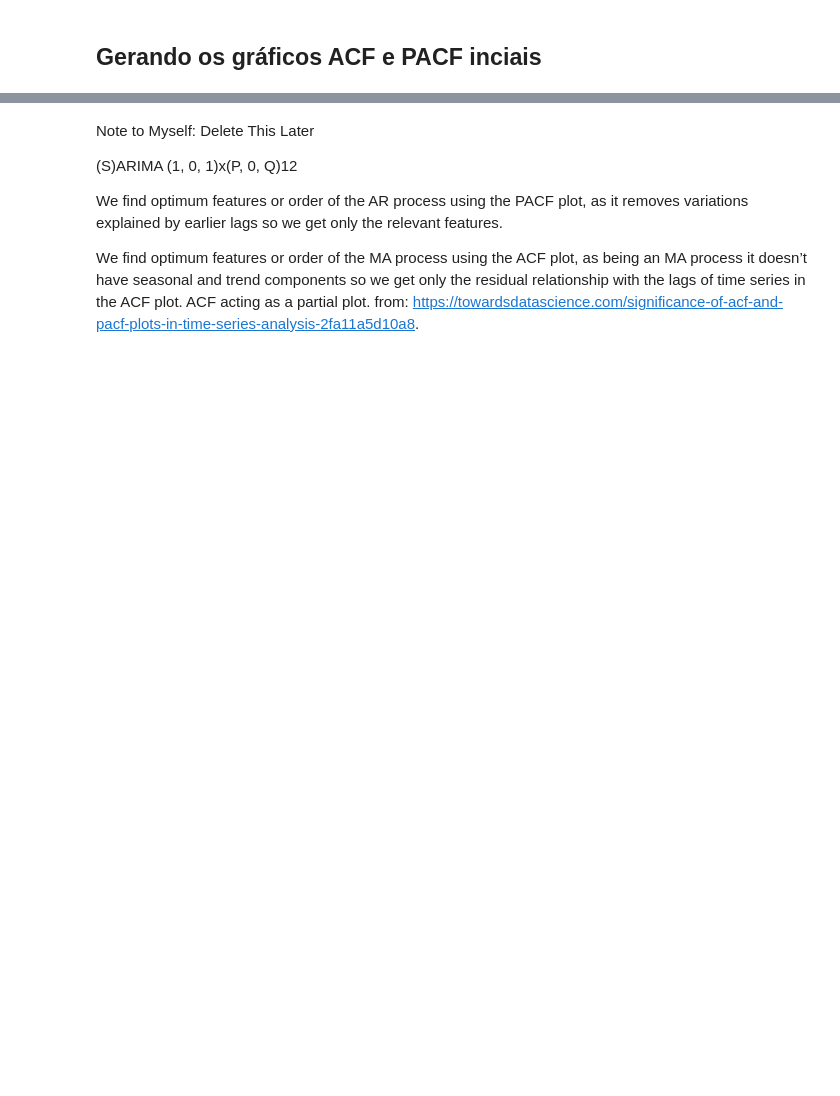
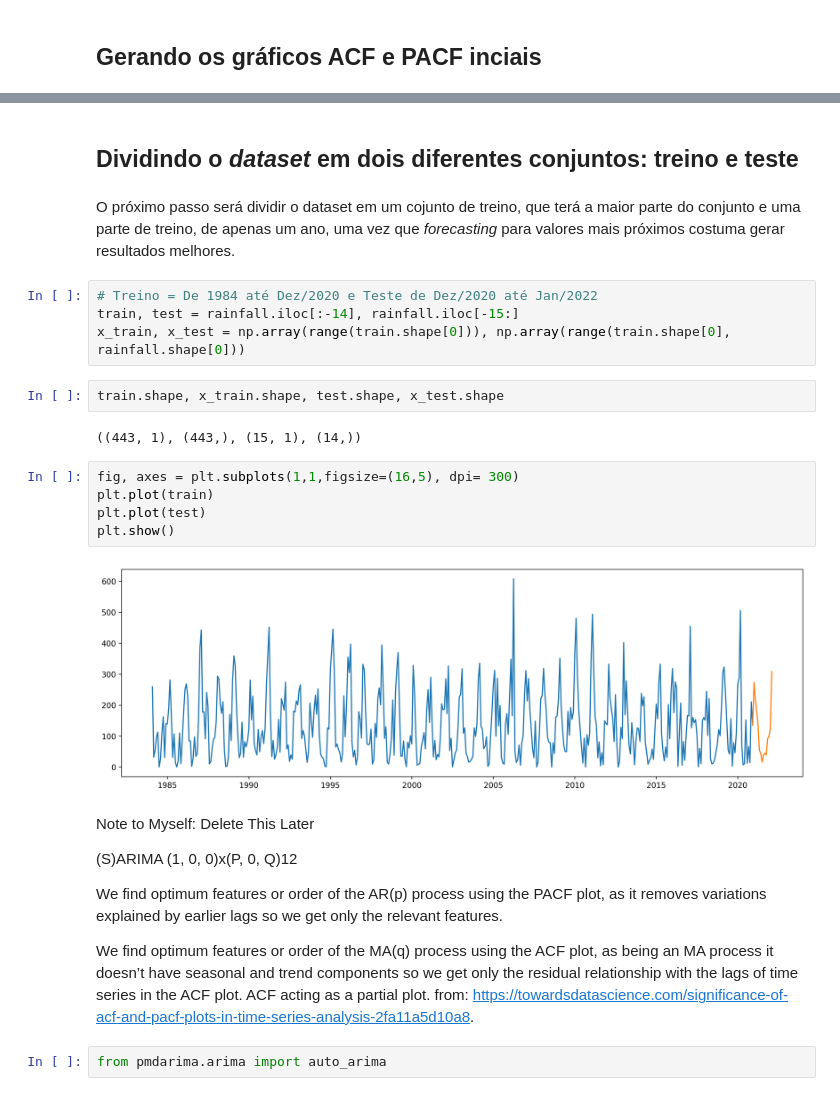
Before and after one commit to matheus-alv/time_series_precipitation, a Jupyter notebook: sarima_rainfall.ipynb, the cells around one changed output, grey strips where cells are left out. Cells and saved outputs as stored; diff of their text form; blank space fills up the shorter version.

Commit message:
Função seasonal arima adicionada, automática

```diff
--- a/sarima_rainfall.ipynb
+++ b/sarima_rainfall.ipynb
@@ -121,10 +122,31 @@ plot_corr(rainfall_nodiff) #Traça os gráficos para ACF e PACF
 # %% [output]
 [figure]
+# %% [markdown]
+## Dividindo o _dataset_ em dois diferentes conjuntos: treino e teste
+# %% [markdown]
+O próximo passo será dividir o dataset em um cojunto de treino, que terá a maior parte do conjunto e uma parte de treino, de apenas um ano, uma vez que _forecasting_ para valores mais próximos costuma gerar resultados melhores.
+# %%
+# Treino = De 1984 até Dez/2020 e Teste de Dez/2020 até Jan/2022
+train, test = rainfall.iloc[:-14], rainfall.iloc[-15:]
+x_train, x_test = np.array(range(train.shape[0])), np.array(range(train.shape[0], rainfall.shape[0]))
+# %%
+train.shape, x_train.shape, test.shape, x_test.shape
+# %% [output]
+((443, 1), (443,), (15, 1), (14,))
+# %%
+fig, axes = plt.subplots(1,1,figsize=(16,5), dpi= 300)
+plt.plot(train)
+plt.plot(test)
+plt.show()
+# %% [output]
+[figure, added]
 # %% [markdown]
 Note to Myself: Delete This Later
 
-(S)ARIMA (1, 0, 1)x(P, 0, Q)12
+(S)ARIMA (1, 0, 0)x(P, 0, Q)12
 
-We find optimum features or order of the AR process using the PACF plot, as it removes variations explained by earlier lags so we get only the relevant features.
+We find optimum features or order of the AR(p) process using the PACF plot, as it removes variations explained by earlier lags so we get only the relevant features.
 
-We find optimum features or order of the MA process using the ACF plot, as being an MA process it doesn’t have seasonal and trend components so we get only the residual relationship with the lags of time series in the ACF plot. ACF acting as a partial plot. from: https://towardsdatascience.com/significance-of-acf-and-pacf-plots-in-time-series-analysis-2fa11a5d10a8.
+We find optimum features or order of the MA(q) process using the ACF plot, as being an MA process it doesn’t have seasonal and trend components so we get only the residual relationship with the lags of time series in the ACF plot. ACF acting as a partial plot. from: https://towardsdatascience.com/significance-of-acf-and-pacf-plots-in-time-series-analysis-2fa11a5d10a8.
+# %%
+from pmdarima.arima import auto_arima
```
Also changed, not shown: parts of 21 cells of this notebook.
